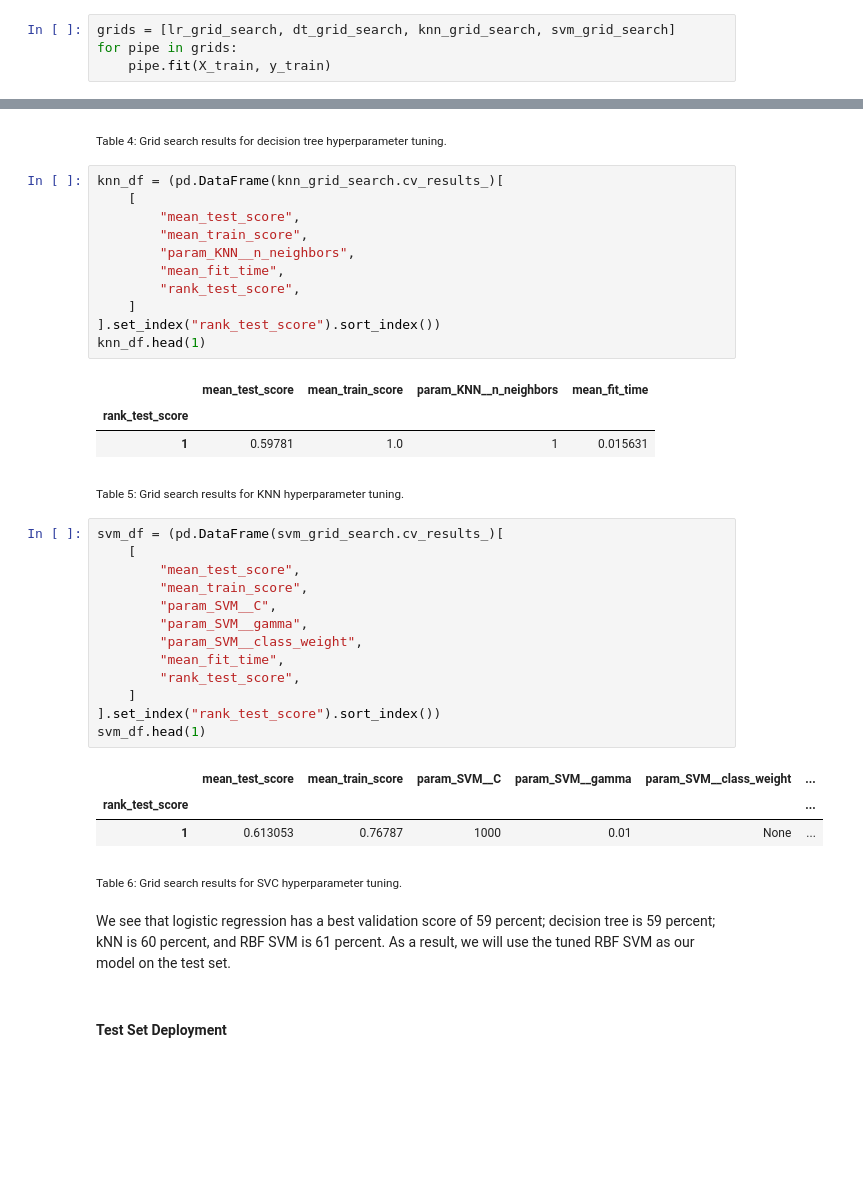
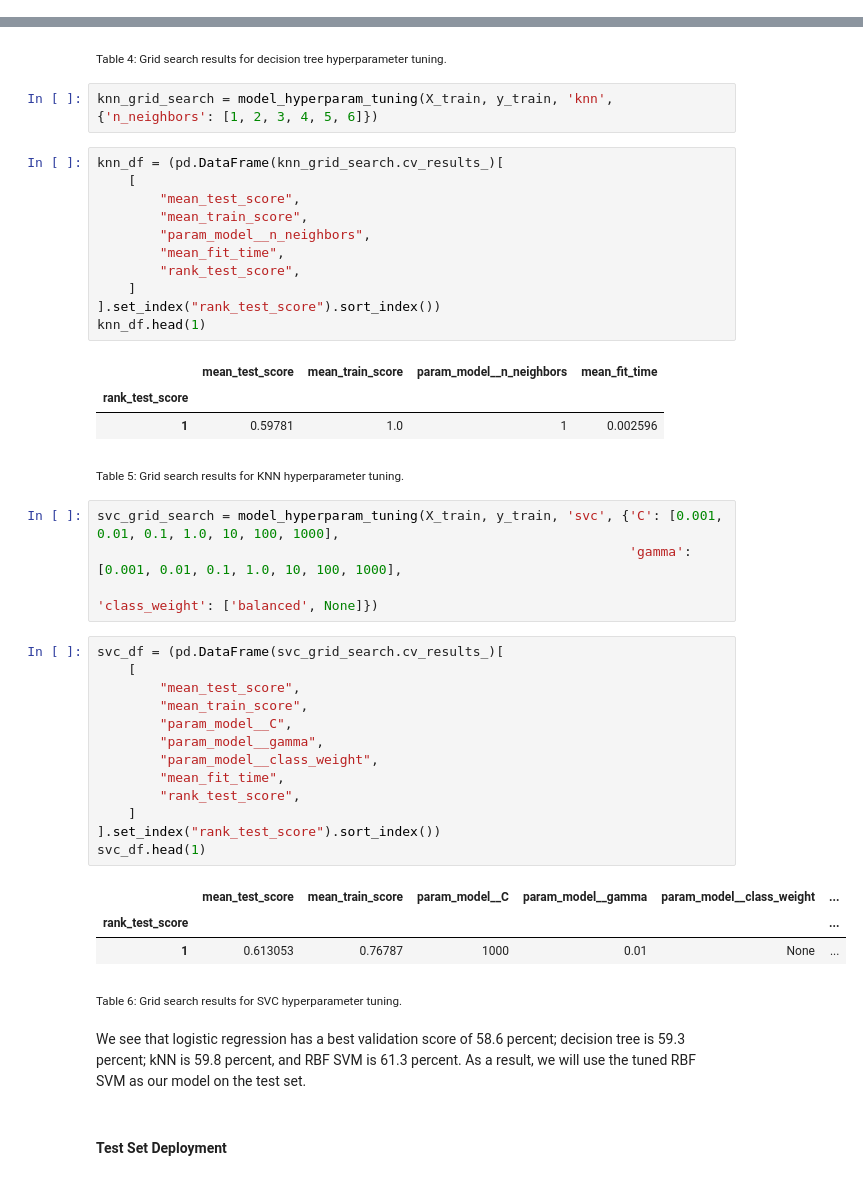
Before and after one commit to UBC-MDS/Red-Wine-Quality-Prediction, a Jupyter notebook: notebooks/red_wine_quality_prediction_report.ipynb, the cells around one changed output, grey strips where cells are left out. Saved outputs shown, nothing was run; the diff lists cells and outputs as text; blank space fills up the shorter version.

```diff
--- a/src/red_wine_quality_prediction_report.ipynb
+++ b/notebooks/red_wine_quality_prediction_report.ipynb
@@ -148,4 +125,0 @@ svm_grid_search = GridSearchCV(estimator=pipe_svm, param_grid=svm_param_grid, n_
-# %%
-grids = [lr_grid_search, dt_grid_search, knn_grid_search, svm_grid_search]
-for pipe in grids:
-    pipe.fit(X_train, y_train)
@@ -186,44 +167,50 @@ dt_df.head(1)
 | 1 | 0.59335 | 0.993743 | gini | 16 | ... |
 # %% [markdown]
 <sub>Table 4: Grid search results for decision tree hyperparameter tuning.<sub>
+# %%
+knn_grid_search = model_hyperparam_tuning(X_train, y_train, 'knn', {'n_neighbors': [1, 2, 3, 4, 5, 6]})
 # %%
 knn_df = (pd.DataFrame(knn_grid_search.cv_results_)[
     [
         "mean_test_score",
         "mean_train_score",
-        "param_KNN__n_neighbors",
+        "param_model__n_neighbors",
         "mean_fit_time",
         "rank_test_score",
     ]
 ].set_index("rank_test_score").sort_index())
 knn_df.head(1)
 # %% [output]
-|  | mean_test_score | mean_train_score | param_KNN__n_neighbors | mean_fit_time |
+|  | mean_test_score | mean_train_score | param_model__n_neighbors | mean_fit_time |
 | rank_test_score |  |  |  |  |
-| 1 | 0.59781 | 1.0 | 1 | 0.015631 |
+| 1 | 0.59781 | 1.0 | 1 | 0.002596 |
 # %% [markdown]
 <sub>Table 5: Grid search results for KNN hyperparameter tuning.<sub>
+# %%
+svc_grid_search = model_hyperparam_tuning(X_train, y_train, 'svc', {'C': [0.001, 0.01, 0.1, 1.0, 10, 100, 1000],
+                                                                    'gamma': [0.001, 0.01, 0.1, 1.0, 10, 100, 1000],
+                                                                    'class_weight': ['balanced', None]})
 # %%
-svm_df = (pd.DataFrame(svm_grid_search.cv_results_)[
+svc_df = (pd.DataFrame(svc_grid_search.cv_results_)[
     [
         "mean_test_score",
         "mean_train_score",
-        "param_SVM__C",
-        "param_SVM__gamma",
-        "param_SVM__class_weight",
+        "param_model__C",
+        "param_model__gamma",
+        "param_model__class_weight",
         "mean_fit_time",
         "rank_test_score",
     ]
 ].set_index("rank_test_score").sort_index())
-svm_df.head(1)
+svc_df.head(1)
 # %% [output]
-|  | mean_test_score | mean_train_score | param_SVM__C | param_SVM__gamma | param_SVM__class_weight | ... |
+|  | mean_test_score | mean_train_score | param_model__C | param_model__gamma | param_model__class_weight | ... |
 | rank_test_score |  |  |  |  |  | ... |
 | 1 | 0.613053 | 0.76787 | 1000 | 0.01 | None | ... |
 # %% [markdown]
 <sub>Table 6: Grid search results for SVC hyperparameter tuning.<sub>
 # %% [markdown]
-We see that logistic regression has a best validation score of 59 percent; decision tree is 59 percent; kNN is 60 percent, and RBF SVM is 61 percent. As a result, we will use the tuned RBF SVM as our model on the test set.
+We see that logistic regression has a best validation score of 58.6 percent; decision tree is 59.3 percent; kNN is 59.8 percent, and RBF SVM is 61.3 percent. As a result, we will use the tuned RBF SVM as our model on the test set.
 # %% [markdown]
 #### Test Set Deployment
 # %%
```
Also changed, not shown: parts of 10 cells of this notebook, 4 other files.
